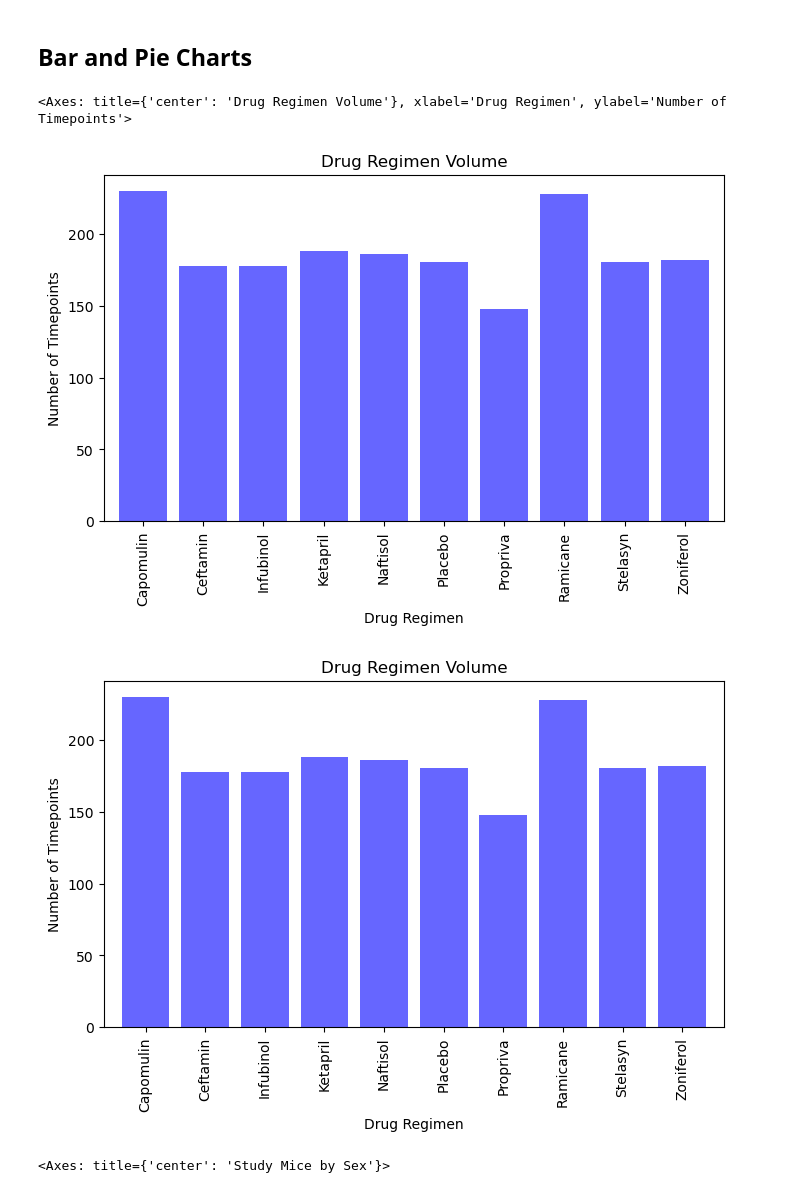
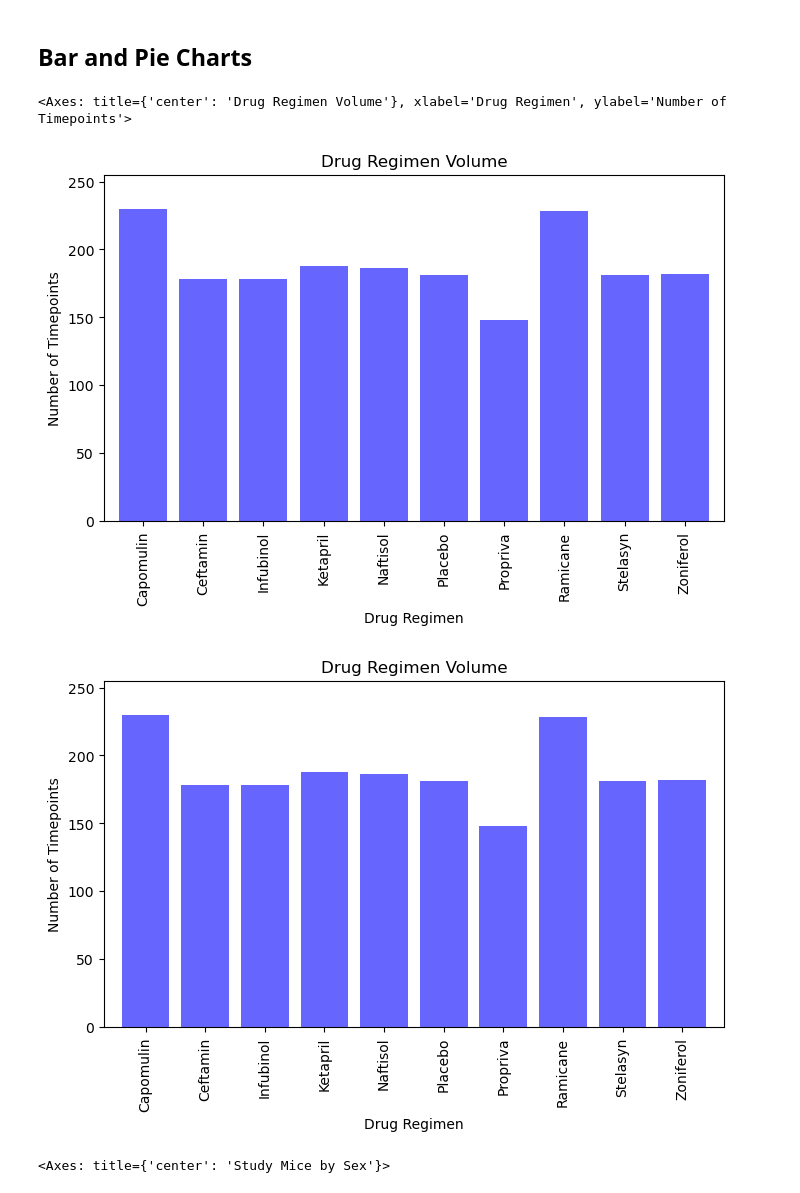
Before and after one commit to lathamlm/matplotlib-challenge, a Jupyter notebook: pymaceuticals_starter.ipynb, the cells around one changed output. Drawn from its saved outputs; the diff is of its cells as text; code cells hidden in the pictures.

```diff
--- a/pymaceuticals_starter.ipynb
+++ b/pymaceuticals_starter.ipynb
@@ -186,11 +192,11 @@ summary_stats_agg
 # %%
 # Generate a bar plot showing the total number of rows (Mouse ID/Timepoints) for each drug regimen using Pandas.
 bar_count = clean_mouse_study.groupby("Drug Regimen")["Timepoint"].count()
 bar_count.plot(kind="bar", figsize=(8,4.5), title="Drug Regimen Volume", xlabel="Drug Regimen", ylabel="Number of Timepoints",
-            align="center", color="b", alpha=0.6, width=0.8, xlim=(-0.7, len(bar_count)-0.3))
+            align="center", color="b", alpha=0.6, width=0.8, xlim=(-0.7, len(bar_count)-0.3), ylim=(0,max(bar_count)+25))
 # %% [output]
 <Axes: title={'center': 'Drug Regimen Volume'}, xlabel='Drug Regimen', ylabel='Number of Timepoints'>
-[figure, old version]
+[figure, new version]
 # %%
 # Generate a bar plot showing the total number of rows (Mouse ID/Timepoints) for each drug regimen using pyplot.
 x_axis = np.arange(len(bar_count))
@@ -200,12 +206,13 @@ plt.figure(figsize=(8,4.5))
 plt.bar(x_axis, bar_count, color="b", alpha=0.6, align="center", width=0.8)
 plt.xticks(ticks, drug_names, rotation="vertical")
 plt.xlim(-0.7, len(x_axis)-0.3)
+plt.ylim(0, max(bar_count)+25)
 plt.title("Drug Regimen Volume")
 plt.xlabel("Drug Regimen")
 plt.ylabel("Number of Timepoints")
 plt.show()
 # %% [output]
-[figure, old version]
+[figure, new version]
 # %%
 # Generate a pie plot showing the distribution of female versus male mice using Pandas
 #REFERENCED askpython.com
```
Also changed, not shown: parts of 6 cells of this notebook.
